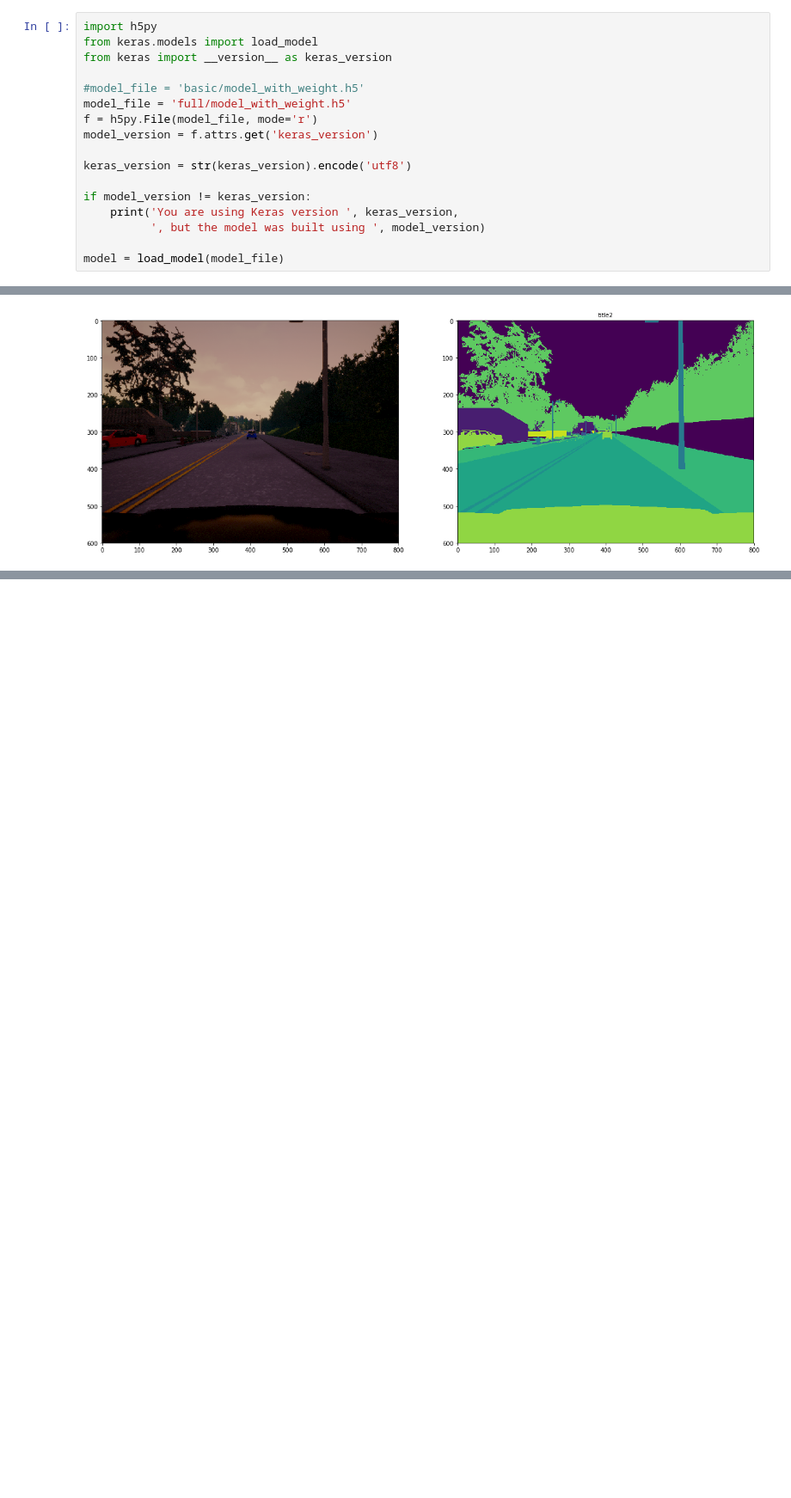
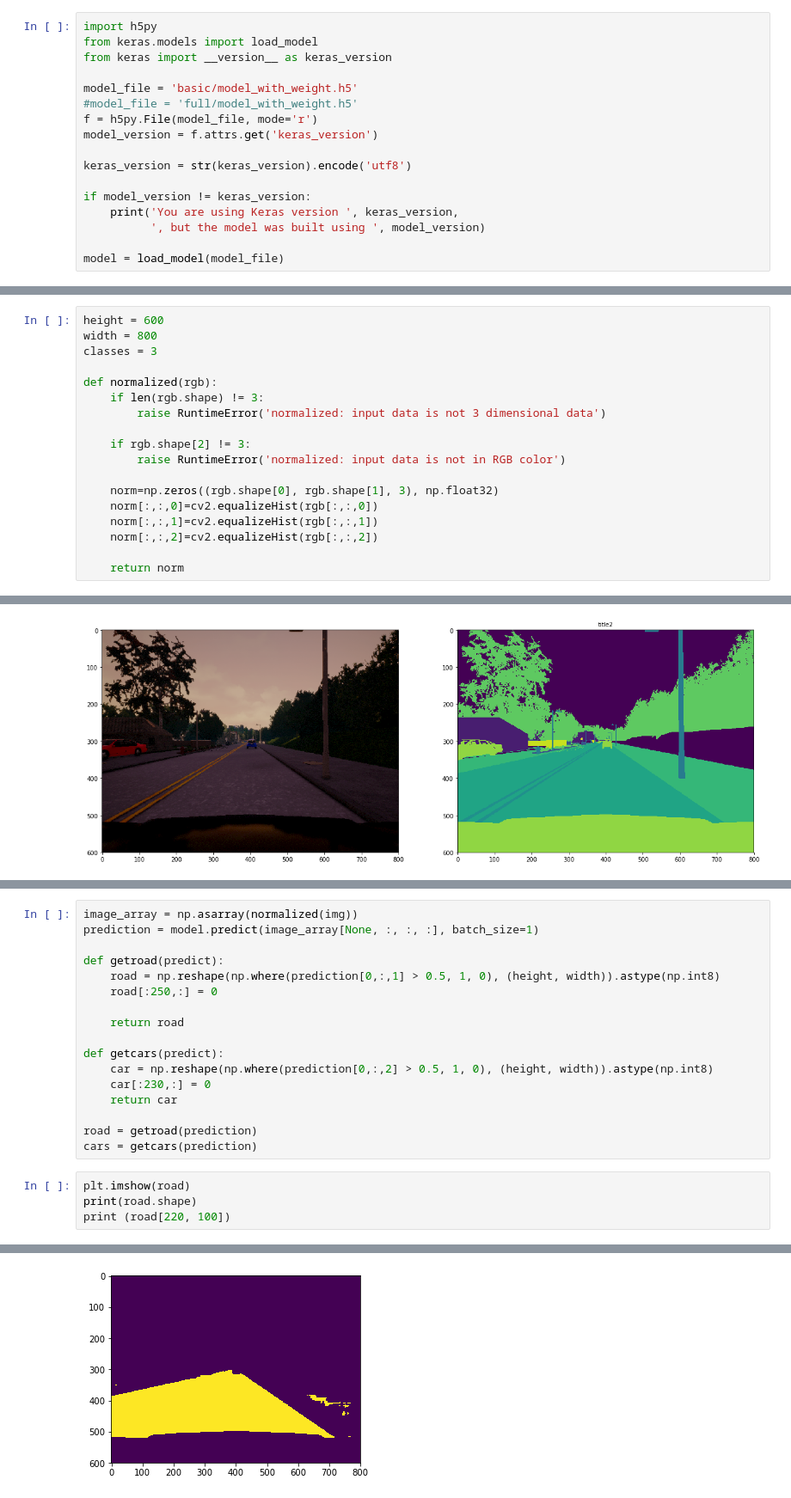
Before and after one commit to hc167/Lyft-Challenge, a Jupyter notebook: Lyft_segnet_test.ipynb, the cells around one changed output, grey strips where cells are left out. Shown: that part at 86% size. Cells and saved outputs as stored; diff of their text form; blank space fills up the shorter version.

```diff
--- a/Lyft_segnet_test.ipynb
+++ b/Lyft_segnet_test.ipynb
@@ -36,8 +77,8 @@ import h5py
 from keras.models import load_model
 from keras import __version__ as keras_version
 
-#model_file = 'basic/model_with_weight.h5'
-model_file = 'full/model_with_weight.h5'
+model_file = 'basic/model_with_weight.h5'
+#model_file = 'full/model_with_weight.h5'
 f = h5py.File(model_file, mode='r')
 model_version = f.attrs.get('keras_version')
 
@@ -52,0 +94,18 @@ You are using Keras version  b'2.0.6' , but the model was built using  b'2.1.3'
+# %%
+height = 600
+width = 800
+classes = 3
+
+def normalized(rgb):
+    if len(rgb.shape) != 3:
+        raise RuntimeError('normalized: input data is not 3 dimensional data')
+
+    if rgb.shape[2] != 3:
+        raise RuntimeError('normalized: input data is not in RGB color')
+
+    norm=np.zeros((rgb.shape[0], rgb.shape[1], 3), np.float32)
+    norm[:,:,0]=cv2.equalizeHist(rgb[:,:,0])
+    norm[:,:,1]=cv2.equalizeHist(rgb[:,:,1])
+    norm[:,:,2]=cv2.equalizeHist(rgb[:,:,2])
+
+    return norm
@@ -101,0 +128,22 @@ plt.imshow(new_output[:,:,2])
+# %%
+image_array = np.asarray(normalized(img))
+prediction = model.predict(image_array[None, :, :, :], batch_size=1)
+
+def getroad(predict):
+    road = np.reshape(np.where(prediction[0,:,1] > 0.5, 1, 0), (height, width)).astype(np.int8)
+    road[:250,:] = 0
+
+    return road
+
+def getcars(predict):
+    car = np.reshape(np.where(prediction[0,:,2] > 0.5, 1, 0), (height, width)).astype(np.int8)
+    car[:230,:] = 0
+    return car
+
+road = getroad(prediction)
+cars = getcars(prediction)
+# %%
+plt.imshow(road)
+print(road.shape)
+print (road[220, 100])
+# %% [output]
@@ -101,0 +152 @@ plt.imshow(new_output[:,:,2])
+[figure, added]
```
Also changed, not shown: parts of 22 cells of this notebook.
